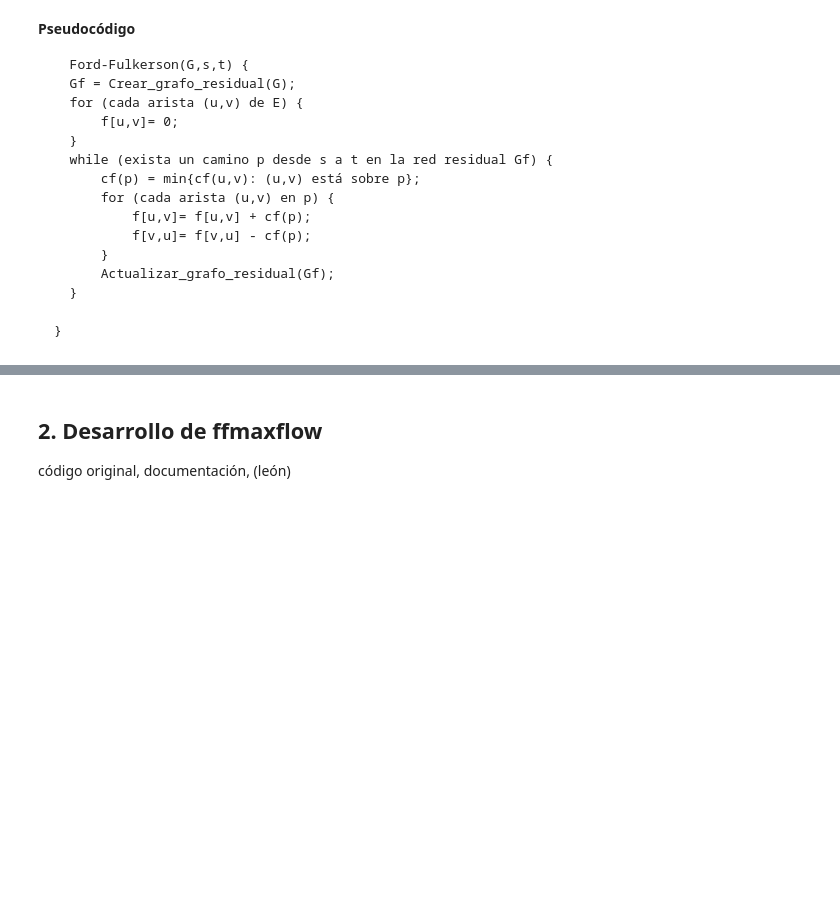
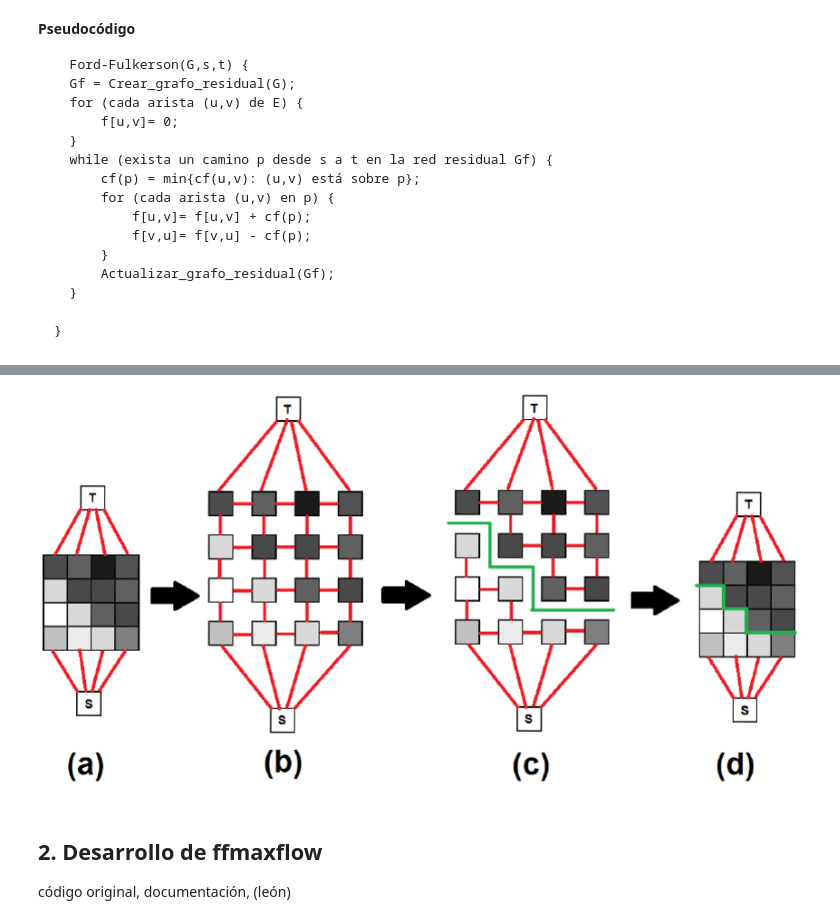
Before and after one commit to diramtz/ProyectoFinal_MaxFlow, a Jupyter notebook: reporte_equipo_2.ipynb, the cells around one changed output, grey strips where cells are left out. Saved outputs shown, nothing was run; the diff lists cells and outputs as text; code cells hidden in the pictures; blank space fills up the shorter version.

```diff
--- a/reporte_equipo_2.ipynb
+++ b/reporte_equipo_2.ipynb
@@ -144,3 +223,7 @@ Cuando las capacidades son números enteros, el tiempo de ejecución de Ford-Ful
+# %%
+Image(filename='img/ford_fulkerson12.png')
+# %% [output]
+[figure, added]
 # %% [markdown]
 ## 2. Desarrollo de ffmaxflow
 
```
Also changed, not shown: parts of 12 cells of this notebook, 4 other files.
